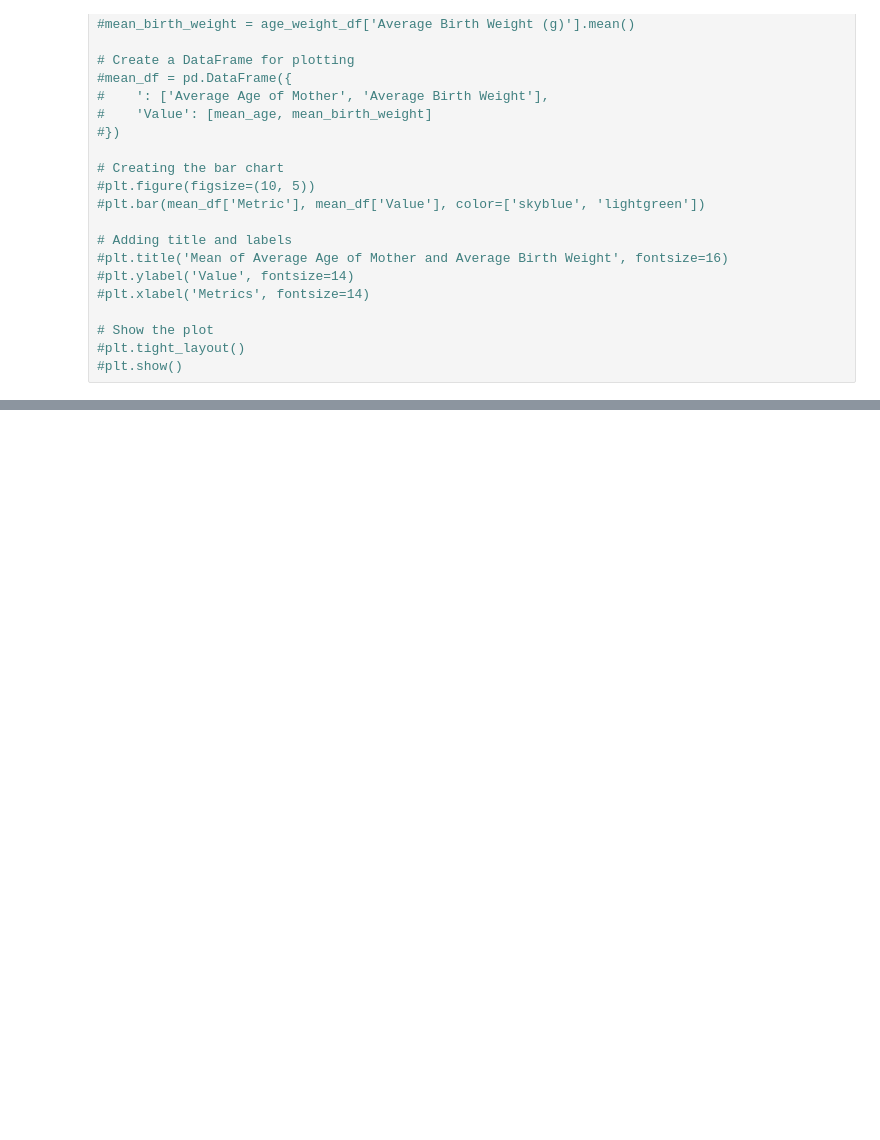
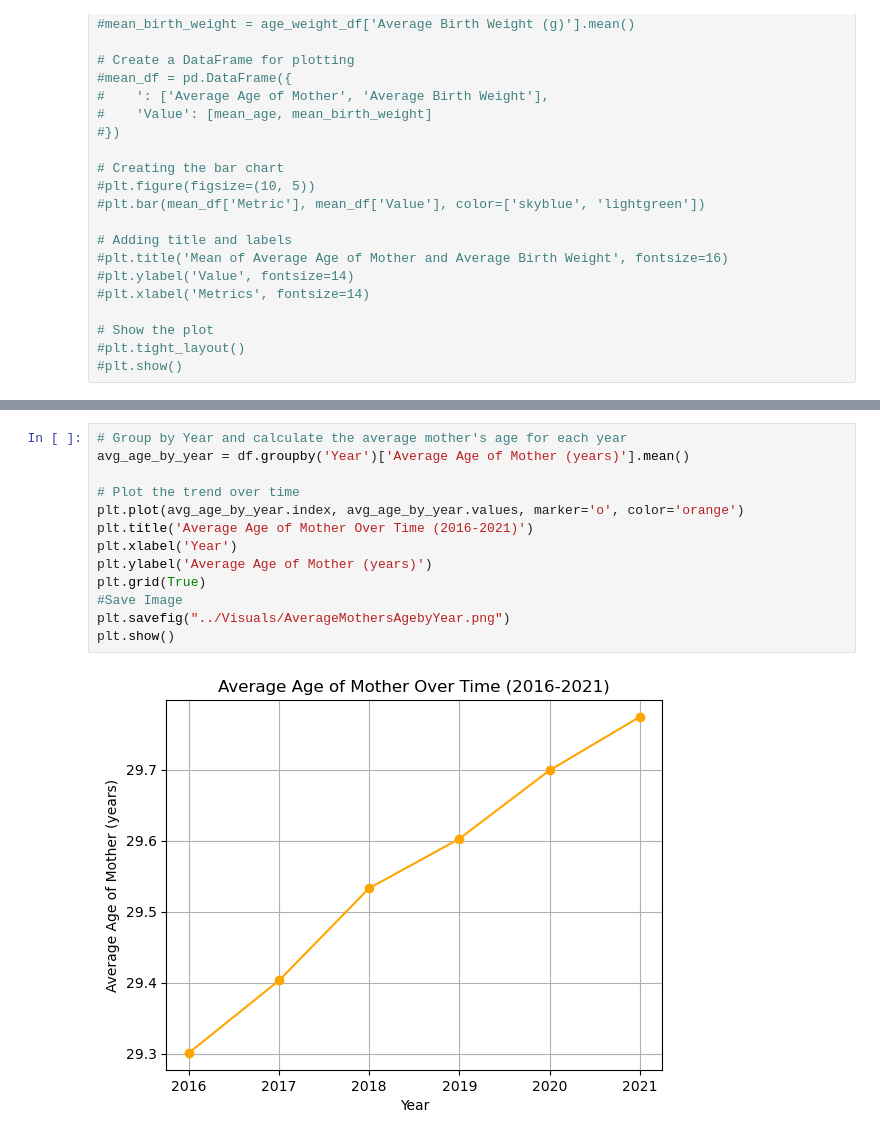
Before and after one commit to micah-11101/US-Birth-Analysis, a Jupyter notebook: JupyterNotebooks/MMK.ipynb, the cells around one changed output, grey strips where cells are left out. Drawn from its saved outputs; the diff is of its cells as text; blank space fills up the shorter version.

```diff
--- a/JupyterNotebooks/MackandMicah.ipynb
+++ b/JupyterNotebooks/MMK.ipynb
@@ -424,0 +487,15 @@ age_weight_df
+# %%
+# Group by Year and calculate the average mother's age for each year
+avg_age_by_year = df.groupby('Year')['Average Age of Mother (years)'].mean()
+
+# Plot the trend over time
+plt.plot(avg_age_by_year.index, avg_age_by_year.values, marker='o', color='orange')
+plt.title('Average Age of Mother Over Time (2016-2021)')
+plt.xlabel('Year')
+plt.ylabel('Average Age of Mother (years)')
+plt.grid(True)
+#Save Image
+plt.savefig("../Visuals/AverageMothersAgebyYear.png")
+plt.show()
+# %% [output]
+[figure, added]
```
Also changed, not shown: parts of 6 cells of this notebook, 5 other files.
